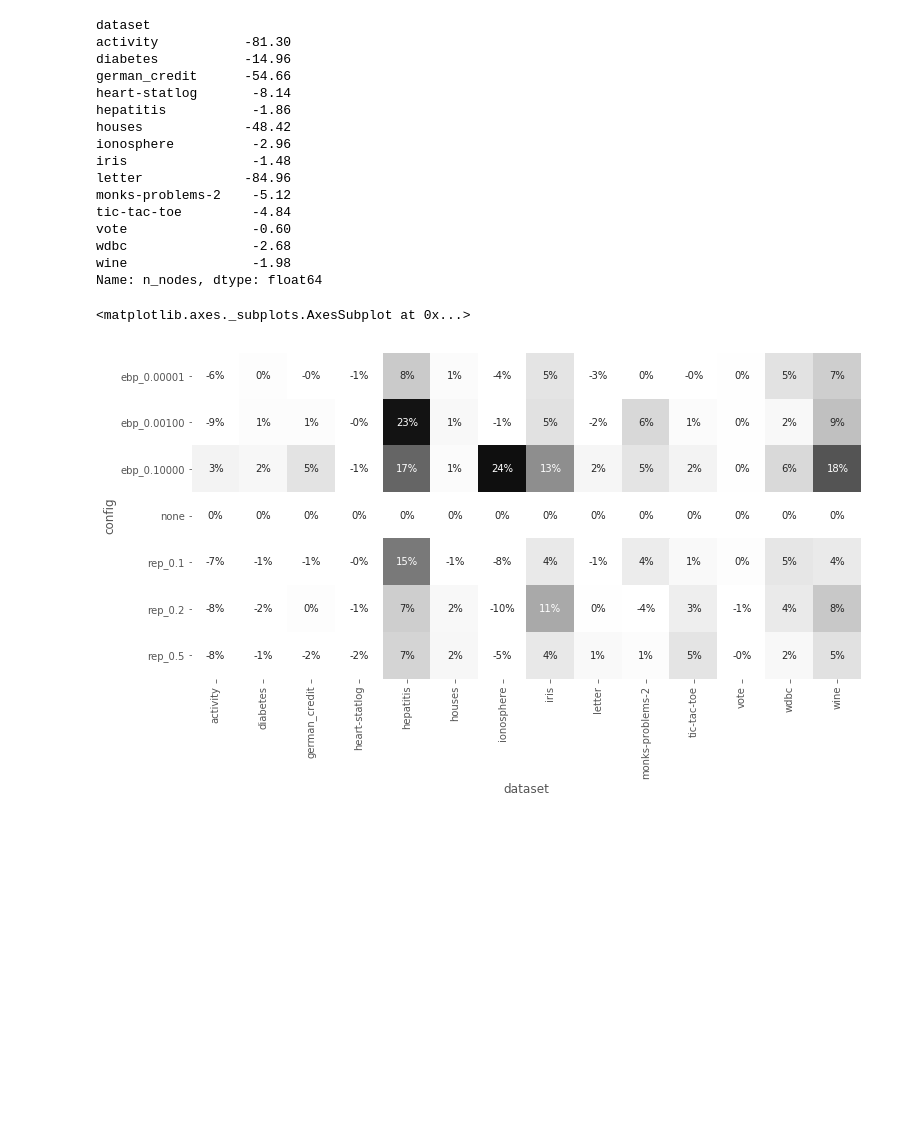
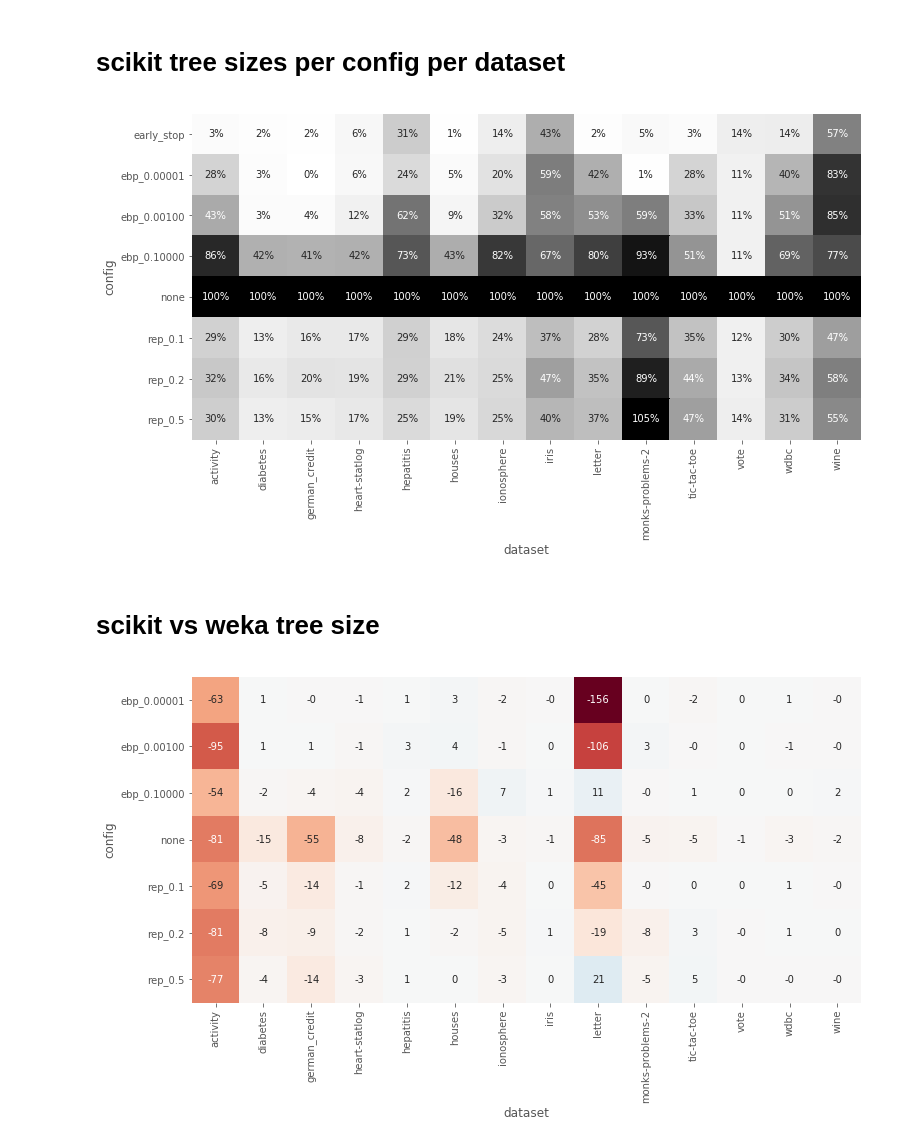
Before and after one commit to vhsven/project-template, a Jupyter notebook: misc/plotter.ipynb, the cells around one changed output. Drawn from its saved outputs; the diff is of its cells as text; code cells hidden in the pictures; blank space fills up the shorter version.

```diff
--- a/misc/plotter.ipynb
+++ b/misc/plotter.ipynb
@@ -10,29 +30,32 @@ dfw = df.loc[df.tool == "weka"]
+# %% [markdown]
+# scikit tree sizes per config per dataset
 # %%
-max_nodes_s = dfs.loc[dfs.config == 'none'].groupby(["dataset"])["n_nodes"].mean()
-max_nodes_w = dfw.loc[dfw.config == 'none'].groupby(["dataset"])["n_nodes"].mean()
-nodes_s = dfs.loc[dfs.config != "early_stop"].groupby(["config", "dataset"]).n_nodes.mean().unstack() / max_nodes_s
-nodes_w = dfw.groupby(["config", "dataset"]).n_nodes.mean().unstack() / max_nodes_w
+max_nodes = dfs.loc[dfs.config == 'none'].groupby(["dataset"])["n_nodes"].mean()
 
-print(max_nodes_s - max_nodes_w)
-data = nodes_s - nodes_w
+data = dfs.groupby(["config", "dataset"])["n_nodes"].mean().unstack() / max_nodes
+#     print(dfs.groupby(["config", "dataset"])[param].mean().unstack())
 f, ax = plt.subplots(figsize=(12, 6))
-sns.heatmap(data, annot=True, fmt=".0%", vmin=0, vmax=.25, ax=ax, cmap='Greys', cbar=False)
+sns.heatmap(data, annot=True, fmt=".0%", vmin=0, vmax=1, ax=ax, cmap='Greys', cbar=False)
+plt.savefig("../pruneabletree/tests/results/pruning/heatmap_n_nodes.pdf", bbox_inches="tight")
 # %% [output]
-dataset
-activity           -81.30
-diabetes           -14.96
-german_credit      -54.66
-heart-statlog       -8.14
-hepatitis           -1.86
-houses             -48.42
-ionosphere          -2.96
-iris                -1.48
-letter             -84.96
-monks-problems-2    -5.12
-tic-tac-toe         -4.84
-vote                -0.60
-wdbc                -2.68
-wine                -1.98
-Name: n_nodes, dtype: float64
-<matplotlib.axes._subplots.AxesSubplot at 0x...>
-[figure, old version]
+[figure, new version]
+# %% [markdown]
+# scikit vs weka tree size
+# %%
+nodes_s = dfs.loc[dfs.config != "early_stop"].groupby(["config", "dataset"]).n_nodes.mean().unstack()
+nodes_w = dfw.groupby(["config", "dataset"]).n_nodes.mean().unstack()
+data = (nodes_s - nodes_w)
+f, ax = plt.subplots(figsize=(12, 6))
+sns.heatmap(data, annot=True, fmt=".0f", ax=ax, cmap='RdBu', cbar=False, vmin=-156, vmax=156)
+plt.savefig("../pruneabletree/tests/results/pruning/heatmap_n_nodes_diff.pdf", bbox_inches="tight")
+
+# max_nodes_s = dfs.loc[dfs.config == 'none'].groupby(["dataset"])["n_nodes"].mean()
+# max_nodes_w = dfw.loc[dfw.config == 'none'].groupby(["dataset"])["n_nodes"].mean()
+
+# nodes_s = dfs.loc[dfs.config != "early_stop"].groupby(["config", "dataset"]).n_nodes.mean().unstack() / max_nodes_s
+# nodes_w = dfw.groupby(["config", "dataset"]).n_nodes.mean().unstack() / max_nodes_w
+# data = nodes_s - nodes_w
+# f, ax = plt.subplots(figsize=(12, 6))
+# sns.heatmap(data, annot=True, fmt=".0%", ax=ax, cmap='Greys', cbar=False, vmin=-0.10, vmax=.25)
+# %% [output]
+[figure, added]
```
Also changed, not shown: parts of 11 cells of this notebook, 25 other files.
